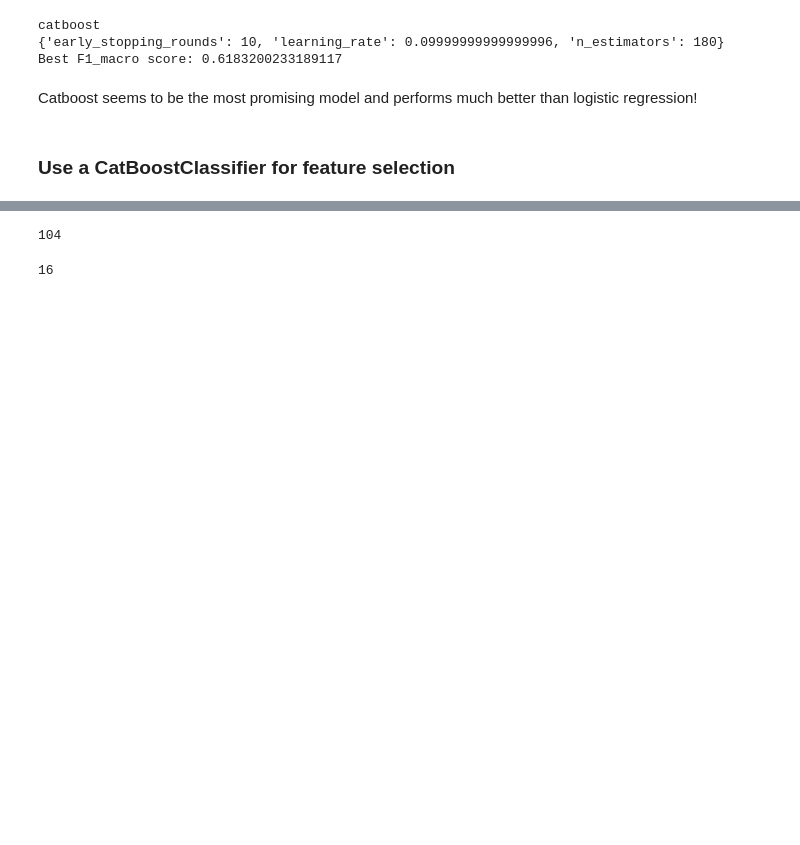
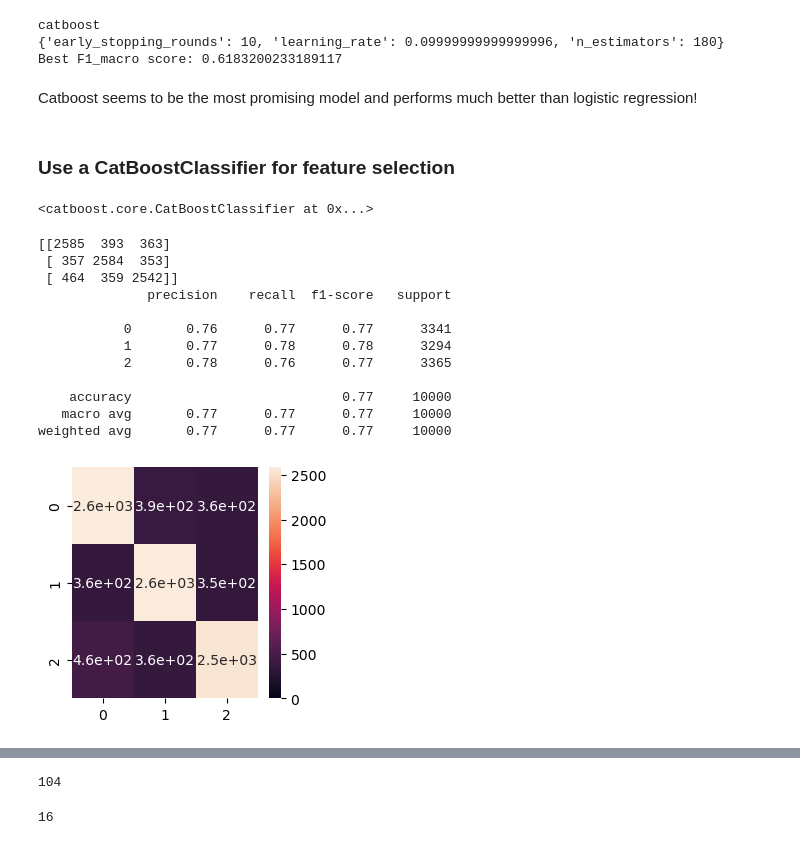
Before and after one commit to g-ammer/supervised_ML_competition, a Jupyter notebook: notebooks/supervisedml-data-challenge.ipynb, the cells around one changed output, grey strips where cells are left out. Saved outputs shown, nothing was run; the diff lists cells and outputs as text; code cells hidden in the pictures; blank space fills up the shorter version.

```diff
--- a/notebooks/supervisedml-data-challenge.ipynb
+++ b/notebooks/supervisedml-data-challenge.ipynb
@@ -150,4 +154,30 @@ model_Cat = CatBoostClassifier(
                                 verbose = False,
                                 random_seed = 23
                                 )
+# %%
+model_Cat.fit(X_train, y_train)
+# %% [output]
+<catboost.core.CatBoostClassifier at 0x...>
+# %%
+pred_model_Cat = model_Cat.predict(X_train)
+print(confusion_matrix(y_train, pred_model_Cat))
+print(classification_report(y_train, pred_model_Cat))
+
+fig, ax = plt.subplots(figsize=(3,3))
+sns.heatmap(confusion_matrix(y_train, pred_model_Cat), annot=True, vmin=0, ax=ax)
+plt.show()
+# %% [output]
+[[2585  393  363]
+ [ 357 2584  353]
+ [ 464  359 2542]]
+              precision    recall  f1-score   support
+
+           0       0.76      0.77      0.77      3341
+           1       0.77      0.78      0.78      3294
+           2       0.78      0.76      0.77      3365
+
+    accuracy                           0.77     10000
+   macro avg       0.77      0.77      0.77     10000
+weighted avg       0.77      0.77      0.77     10000
+[figure, added]
 # %%
```
Also changed, not shown: parts of 53 cells of this notebook, 22 other files.
